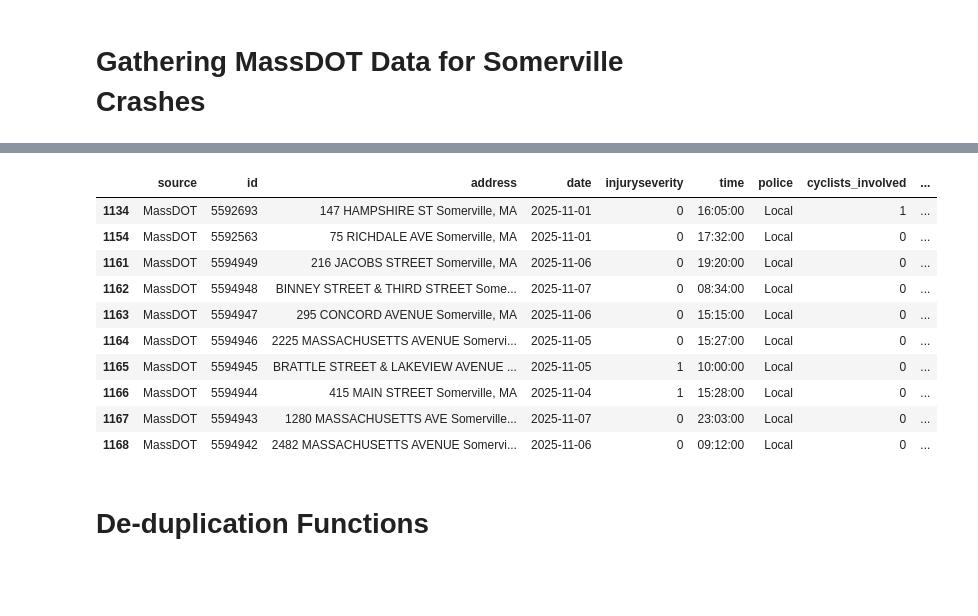
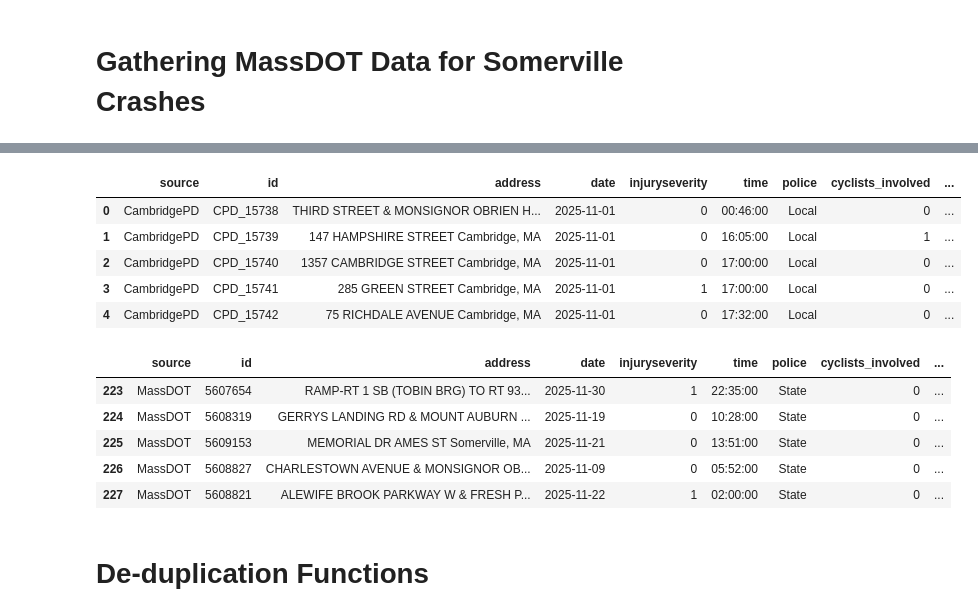
Before and after one commit to Johannes2755/mass-crash-map, a Jupyter notebook: data/nov2025.ipynb, the cells around one changed output, grey strips where cells are left out. Cells and saved outputs as stored; diff of their text form; code cells hidden in the pictures; blank space fills up the shorter version.

```diff
--- a/data/nov2025.ipynb
+++ b/data/nov2025.ipynb
@@ -96,44 +91,54 @@ num = (pd.to_numeric(massdot_df["STREET_NUMB"], errors="coerce")
          .astype("Int64").astype("string"))
 rdwy = clean_street(massdot_df["RDWY"])
 near = clean_street(massdot_df["NEAR_INT_RDWY"])
 massdot_df["police"] = (massdot_df["POLC_AGNCY_TYPE_DESCR"].str.strip()
                   .replace({"Local police": "Local", "State police": "State"}))
 addr = rdwy.copy()
 addr = addr.mask(near.notna() & num.isna(), rdwy + " & " + near)
 addr = addr.mask(num.notna(), num + " " + rdwy)
 massdot_df["address"] = addr.fillna("UNKNOWN") + " Somerville, MA"
 massdot_df["address"] = massdot_df["address"].str.replace(r"^(\d+)\s+\1\s+", r"\1 ", regex=True)
 road_text = (massdot_df[["RDWY", "NEAR_INT_RDWY", "MM_RTE", "EXIT_RTE"]]
              .fillna("").agg(" ".join, axis=1))
 massdot_df["interstate"] = road_text.str.contains(r"\bI[- ]?\d{2,3}\b", case=False, regex=True)
 massdot_df["interstate"] = massdot_df["interstate"].map({True: int(1), False: None})
 massdot_df["latitude"] = massdot_df["LAT"].round(4)
 massdot_df["longitude"] = massdot_df["LON"].round(4)
 
 massdot_full_clean = massdot_df[["source","id","address","date","injuryseverity",
                                                "time","police","cyclists_involved",
                                                "pedestrians_involved","latitude","longitude","interstate"]]
 
 massdot_full_clean = massdot_full_clean.dropna(subset=["latitude", "longitude"]).reset_index(drop=True)
 
 massdot_nov2025 = massdot_full_clean[
     (pd.to_datetime(massdot_full_clean["date"]).dt.year == 2025) &
     (pd.to_datetime(massdot_full_clean["date"]).dt.month == 11)
 ]
 
-massdot_nov2025.head(10)
+somerville_nov2025 = pd.read_csv("cambridge_clean_nov25_v2.csv")
+massdot_nov2025.to_csv("massdot_nov2025.csv", index = False)
+
+combined_nov2025 = pd.concat(
+    [somerville_nov2025, massdot_nov2025],
+    ignore_index=True
+)
+
+display(combined_nov2025.head())
+display(combined_nov2025.tail())
 # %% [output]
 |  | source | id | address | date | injuryseverity | time | police | cyclists_involved | ... |
-| 1134 | MassDOT | 5592693 | 147 HAMPSHIRE ST Somerville, MA | 2025-11-01 | 0 | 16:05:00 | Local | 1 | ... |
-| 1154 | MassDOT | 5592563 | 75 RICHDALE AVE Somerville, MA | 2025-11-01 | 0 | 17:32:00 | Local | 0 | ... |
-| 1161 | MassDOT | 5594949 | 216 JACOBS STREET Somerville, MA | 2025-11-06 | 0 | 19:20:00 | Local | 0 | ... |
-| 1162 | MassDOT | 5594948 | BINNEY STREET & THIRD STREET Some... | 2025-11-07 | 0 | 08:34:00 | Local | 0 | ... |
-| 1163 | MassDOT | 5594947 | 295 CONCORD AVENUE Somerville, MA | 2025-11-06 | 0 | 15:15:00 | Local | 0 | ... |
-| 1164 | MassDOT | 5594946 | 2225 MASSACHUSETTS AVENUE Somervi... | 2025-11-05 | 0 | 15:27:00 | Local | 0 | ... |
-| 1165 | MassDOT | 5594945 | BRATTLE STREET & LAKEVIEW AVENUE ... | 2025-11-05 | 1 | 10:00:00 | Local | 0 | ... |
-| 1166 | MassDOT | 5594944 | 415 MAIN STREET Somerville, MA | 2025-11-04 | 1 | 15:28:00 | Local | 0 | ... |
-| 1167 | MassDOT | 5594943 | 1280 MASSACHUSETTS AVE Somerville... | 2025-11-07 | 0 | 23:03:00 | Local | 0 | ... |
-| 1168 | MassDOT | 5594942 | 2482 MASSACHUSETTS AVENUE Somervi... | 2025-11-06 | 0 | 09:12:00 | Local | 0 | ... |
+| 0 | CambridgePD | CPD_15738 | THIRD STREET & MONSIGNOR OBRIEN H... | 2025-11-01 | 0 | 00:46:00 | Local | 0 | ... |
+| 1 | CambridgePD | CPD_15739 | 147 HAMPSHIRE STREET Cambridge, MA | 2025-11-01 | 0 | 16:05:00 | Local | 1 | ... |
+| 2 | CambridgePD | CPD_15740 | 1357 CAMBRIDGE STREET Cambridge, MA | 2025-11-01 | 0 | 17:00:00 | Local | 0 | ... |
+| 3 | CambridgePD | CPD_15741 | 285 GREEN STREET Cambridge, MA | 2025-11-01 | 1 | 17:00:00 | Local | 0 | ... |
+| 4 | CambridgePD | CPD_15742 | 75 RICHDALE AVENUE Cambridge, MA | 2025-11-01 | 0 | 17:32:00 | Local | 0 | ... |
+|  | source | id | address | date | injuryseverity | time | police | cyclists_involved | ... |
+| 223 | MassDOT | 5607654 | RAMP-RT 1 SB (TOBIN BRG) TO RT 93... | 2025-11-30 | 1 | 22:35:00 | State | 0 | ... |
+| 224 | MassDOT | 5608319 | GERRYS LANDING RD & MOUNT AUBURN ... | 2025-11-19 | 0 | 10:28:00 | State | 0 | ... |
+| 225 | MassDOT | 5609153 | MEMORIAL DR AMES ST Somerville, MA | 2025-11-21 | 0 | 13:51:00 | State | 0 | ... |
+| 226 | MassDOT | 5608827 | CHARLESTOWN AVENUE & MONSIGNOR OB... | 2025-11-09 | 0 | 05:52:00 | State | 0 | ... |
+| 227 | MassDOT | 5608821 | ALEWIFE BROOK PARKWAY W & FRESH P... | 2025-11-22 | 1 | 02:00:00 | State | 0 | ... |
 # %% [markdown]
 # De-duplication Functions
 # %%
```
Also changed, not shown: parts of 2 cells of this notebook, 1 other file.
